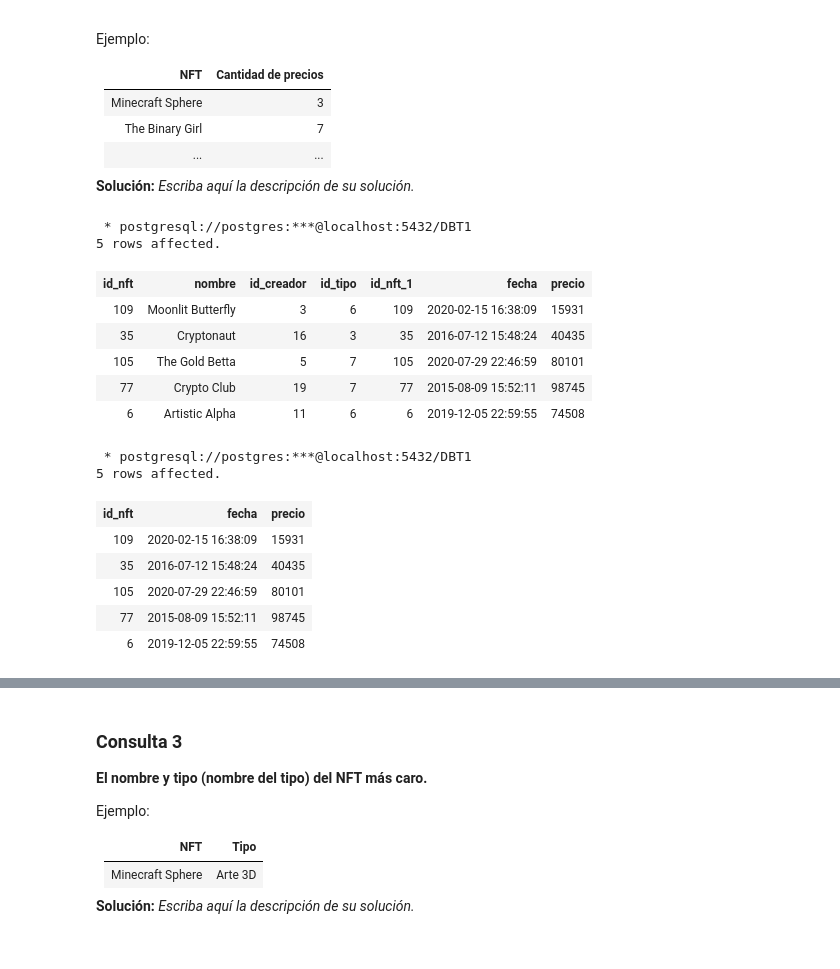
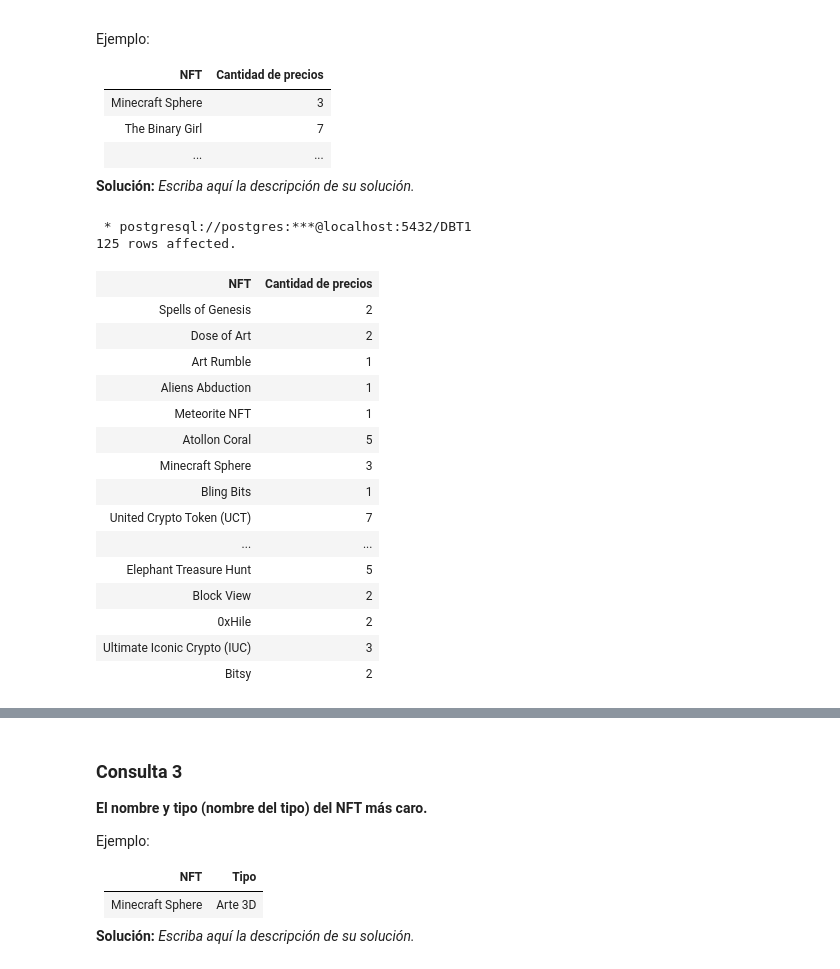
Before and after one commit to AceitonBastian/Base-De-Datos-INF239, a Jupyter notebook: Tarea-1-Grupo24/Tarea-1-Grupo24.ipynb, the cells around one changed output, grey strips where cells are left out. Drawn from its saved outputs; the diff is of its cells as text; code cells hidden in the pictures.

```diff
--- a/Tarea-1-Grupo24/Tarea-1-Grupo24.ipynb
+++ b/Tarea-1-Grupo24/Tarea-1-Grupo24.ipynb
@@ -365,30 +324,30 @@ Ejemplo:
 **Solución:** _Escriba aquí la descripción de su solución._
 # %%
 %%sql
-SELECT *
-FROM NFT RIGHT JOIN Precio_NFT
-ON NFT.ID_nft = Precio_NFT.ID_nft
-LIMIT 5;
+SELECT
+    NFT.nombre AS "NFT", COUNT(Precio_NFT.precio) AS "Cantidad de precios"
+FROM
+    NFT INNER JOIN Precio_NFT
+ON
+    NFT.ID_nft = Precio_NFT.ID_nft
+GROUP BY
+    NFT.nombre;
 # %% [output]
  * postgresql://postgres:***@localhost:5432/DBT1
-5 rows affected.
+125 rows affected.
-| id_nft | nombre | id_creador | id_tipo | id_nft_1 | fecha | precio |
-| 109 | Moonlit Butterfly | 3 | 6 | 109 | 2020-02-15 16:38:09 | 15931 |
-| 35 | Cryptonaut | 16 | 3 | 35 | 2016-07-12 15:48:24 | 40435 |
-| 105 | The Gold Betta | 5 | 7 | 105 | 2020-07-29 22:46:59 | 80101 |
-| 77 | Crypto Club | 19 | 7 | 77 | 2015-08-09 15:52:11 | 98745 |
-| 6 | Artistic Alpha | 11 | 6 | 6 | 2019-12-05 22:59:55 | 74508 |
+| NFT | Cantidad de precios |
+| Spells of Genesis | 2 |
+| Dose of Art | 2 |
+| Art Rumble | 1 |
+| Aliens Abduction | 1 |
+| Meteorite NFT | 1 |
+| Atollon Coral | 5 |
+| Minecraft Sphere | 3 |
+| Bling Bits | 1 |
+| United Crypto Token (UCT) | 7 |
+| ... | ... |
+| Elephant Treasure Hunt | 5 |
+| Block View | 2 |
+| 0xHile | 2 |
+| Ultimate Iconic Crypto (IUC) | 3 |
+| Bitsy | 2 |
-# %%
-%%sql
-SELECT *
-FROM Precio_NFT
-LIMIT 5;
-# %% [output]
- * postgresql://postgres:***@localhost:5432/DBT1
-5 rows affected.
-| id_nft | fecha | precio |
-| 109 | 2020-02-15 16:38:09 | 15931 |
-| 35 | 2016-07-12 15:48:24 | 40435 |
-| 105 | 2020-07-29 22:46:59 | 80101 |
-| 77 | 2015-08-09 15:52:11 | 98745 |
-| 6 | 2019-12-05 22:59:55 | 74508 |
```
Also changed, not shown: parts of 10 cells of this notebook.
